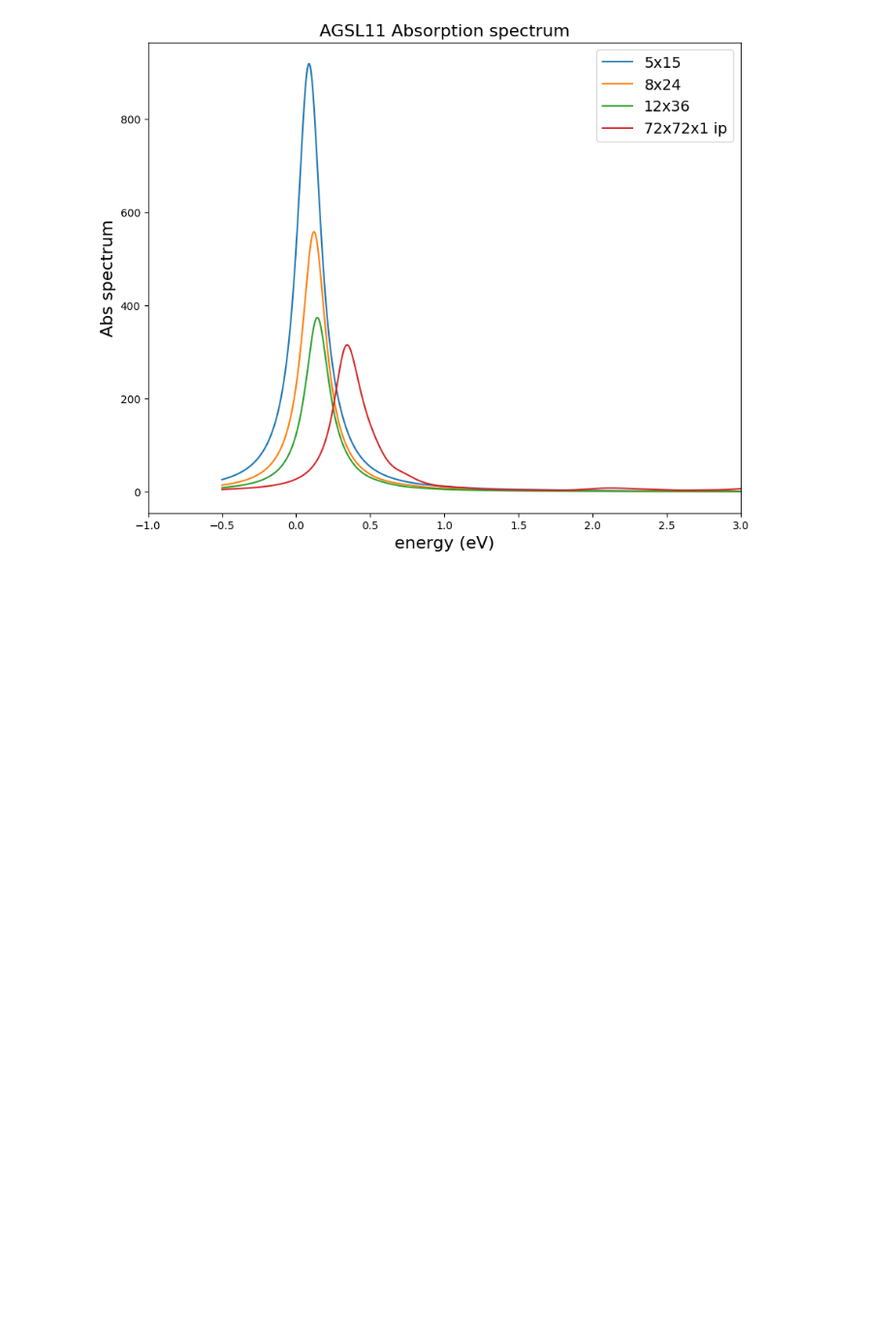
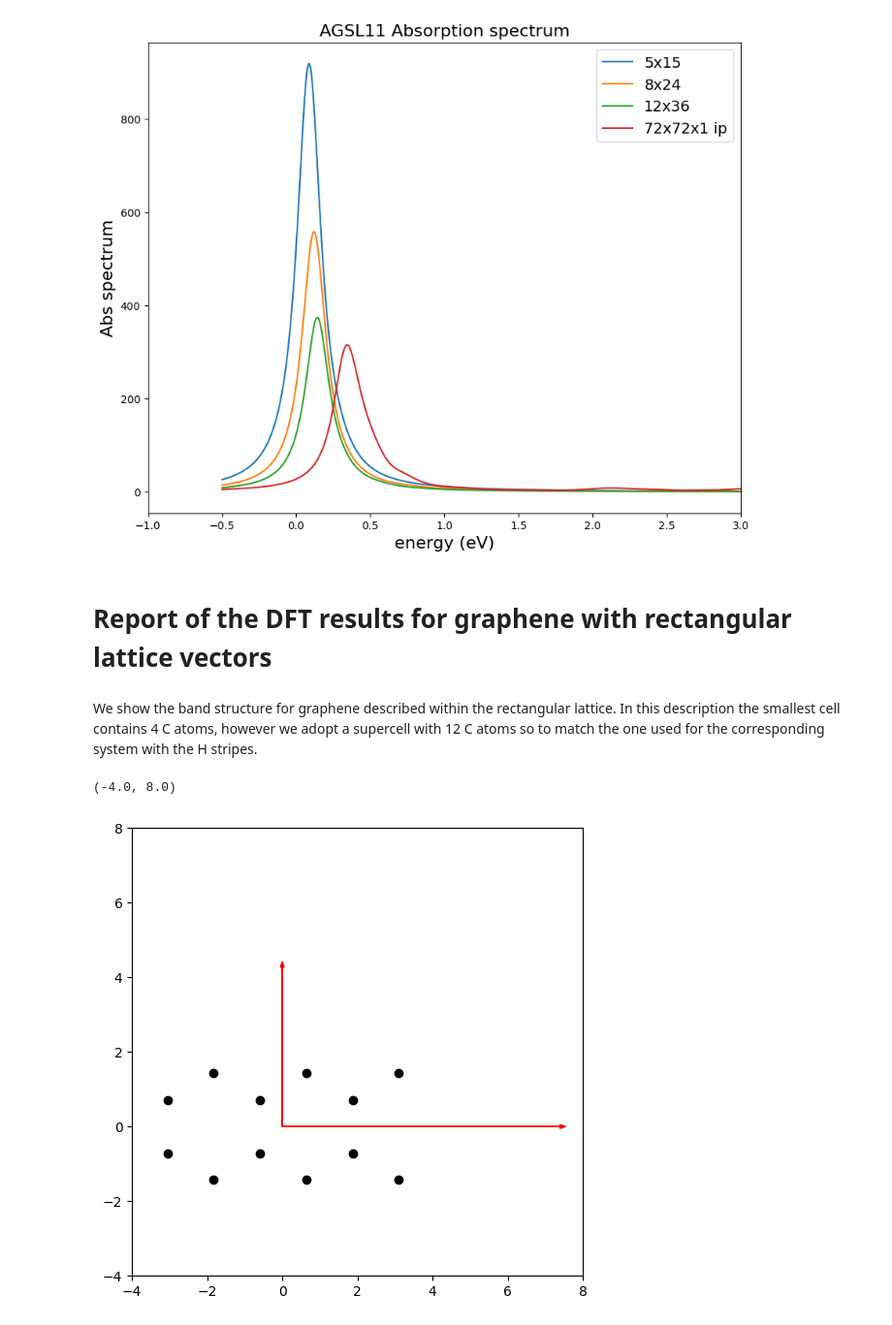
Before and after one commit to marcodalessandro76/AGSL5, a Jupyter notebook: Report.ipynb, the cells around one changed output. Shown at 97% size. Drawn from its saved outputs; the diff is of its cells as text; code cells hidden in the pictures; blank space fills up the shorter version.

```diff
--- a/Report.ipynb
+++ b/Report.ipynb
@@ -707,3 +707,26 @@ ax.legend(fontsize=14)
 # %% [output]
 <matplotlib.legend.Legend at 0x...>
 [figure]
+# %% [markdown]
+# Report of the DFT results for graphene with rectangular lattice vectors
+# %% [markdown]
+We show the band structure for graphene described within the rectangular lattice. In this description the smallest cell contains
+4 C atoms, however we adopt a supercell with 12 C atoms so to match the one used for the corresponding system with the H stripes.
+# %%
+inp = I.PwInput(file='graphene_rect/DFT_analysis/gs_converged_from_AGSL5.in')
+atoms = inp['atomic_positions']['values'] # provided in angstrom
+cell_parameters = inp['cell_parameters']['values'] # provided in angstrom
+# %%
+lattice = np.array(cell_parameters)
+positions = LL.build_lattice(lattice,atoms,1,1,1)
+# %%
+fig, ax = plt.subplots(figsize=(6,6))
+for at in positions:
+    ax.scatter(at[1],at[2],color='black')
+ax.arrow(0,0,lattice[0][0],lattice[0][1],head_width=0.1,color='red')
+ax.arrow(0,0,lattice[1][0],lattice[1][1],head_width=0.1,color='red')
+ax.set_xlim(-4,8)
+ax.set_ylim(-4,8)
+# %% [output]
+(-4.0, 8.0)
+[figure, added]
```
Also changed, not shown: parts of 4 cells of this notebook, 5 other files.
